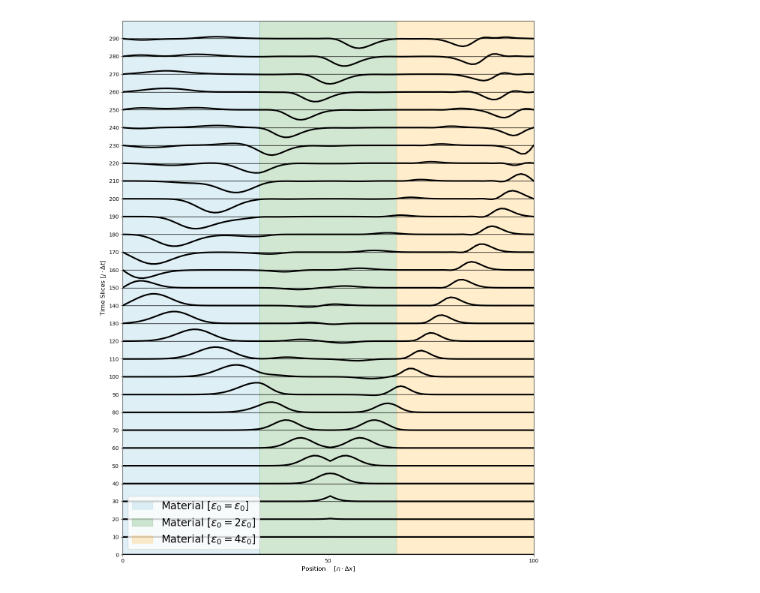
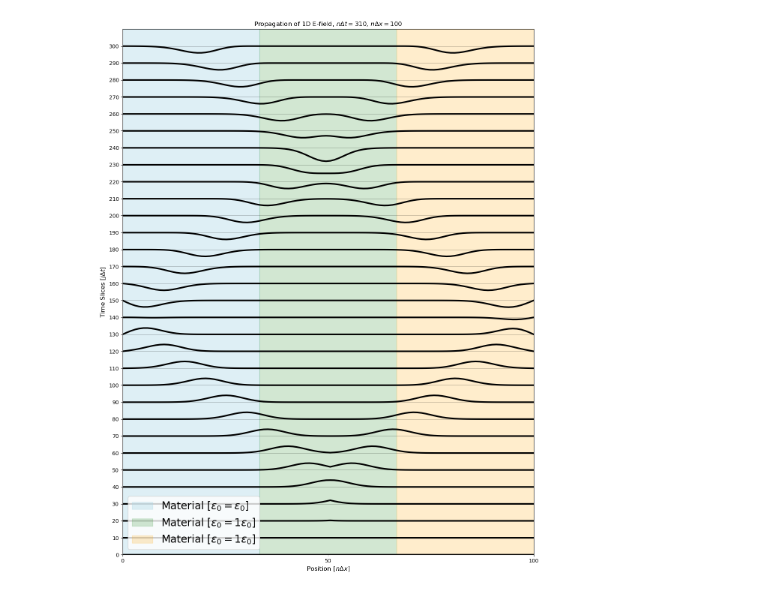
Before and after one commit to nwansbacher/maxwell, a Jupyter notebook: minimal_working_example.ipynb, the cells around one changed output. Drawn from its saved outputs; the diff is of its cells as text; code cells hidden in the pictures.

```diff
--- a/minimal_working_example.ipynb
+++ b/minimal_working_example.ipynb
@@ -4,11 +4,11 @@ import matplotlib.pyplot as plt
 from scipy.constants import epsilon_0, mu_0, c
 
 ## -- Establishing constants and grids -- ##
-NT = 300 # time grid length
+NT = 310 # time grid length
 NX = 100 # space grid length
 src_x = 50 # x position of source
-n2 = 2 # new medium at x = 33 rescaling
-n3 = 4 # new medium at x = 66 rescaling
+n2 = 1 # new medium at x = 33 rescaling
+n3 = 1 # new medium at x = 66 rescaling
 
 Hy = np.zeros(NX)
 Ez = np.zeros(NX)
@@ -33,34 +33,35 @@ c_E = dt / (e0 * dx)  # update coeff for E-field
 for q in range(NT):
     Hy[:-1] += c_H * (Ez[1:] - Ez[:-1]) # update next Hy value
     Ez[1:-1] += c_E[1:-1] * (Hy[1:-1] - Hy[:-2]) # update next Ez value
     Ez[src_x] += np.exp(-((q - src_d) / src_w) ** 2)
     Ez_T[q, :] = Ez
 
 plt.figure(figsize=(12, 15))
 time_steps = np.arange(0, NT, 10)
 amplitude_scale = 4.0 # rescales pulse height
 
 x_grid = np.linspace(0,NX,NX)
 for q in time_steps:
     ez_profile = Ez_T[q, :] # extract pulse slice at qth timestep
-    plt.plot([0, NX], [q, q], color='black', linewidth=1)
+    plt.plot([0, NX], [q, q], color='black', linewidth=0.5, alpha=0.5)
     plt.plot(x_grid, ez_profile * amplitude_scale + q, color='black', linewidth=3)
 
 plt.axvspan(0, NX/3, color="lightblue", alpha=0.4, label = "Material [$\epsilon_0 = \epsilon_0$]")
 plt.axvspan(NX/3, 2*NX/3, color="forestgreen", alpha=0.2, label = f"Material [$\epsilon_0 = {n2} \epsilon_0$]")
 plt.axvspan(2*NX/3, NX, color="orange", alpha=0.2, label = f"Material [$\epsilon_0 = {n3} \epsilon_0$]")
 
 plt.xlim(0, NX)
 plt.ylim(0, NT)
 plt.xticks([0, 50, 100])
 plt.yticks(time_steps)
 plt.xlim(0,100)
 
-plt.xlabel(r'Position    $[n \cdot \Delta x]$', fontsize=12)
-plt.ylabel(r'Time Slices $[j \cdot \Delta t]$', fontsize=12)
+plt.xlabel(r'Position $[n \Delta x]$', fontsize=12)
+plt.ylabel(r'Time Slices $[j \Delta t]$', fontsize=12)
 
 plt.legend(fontsize=20,loc="lower left")
+plt.title(fr"Propagation of 1D E-field, $n\Delta t = {NT}$, $n \Delta x = {NX}$")
 plt.tight_layout()
 plt.show()
 # %% [output]
-[figure, old version]
+[figure, new version]
```
